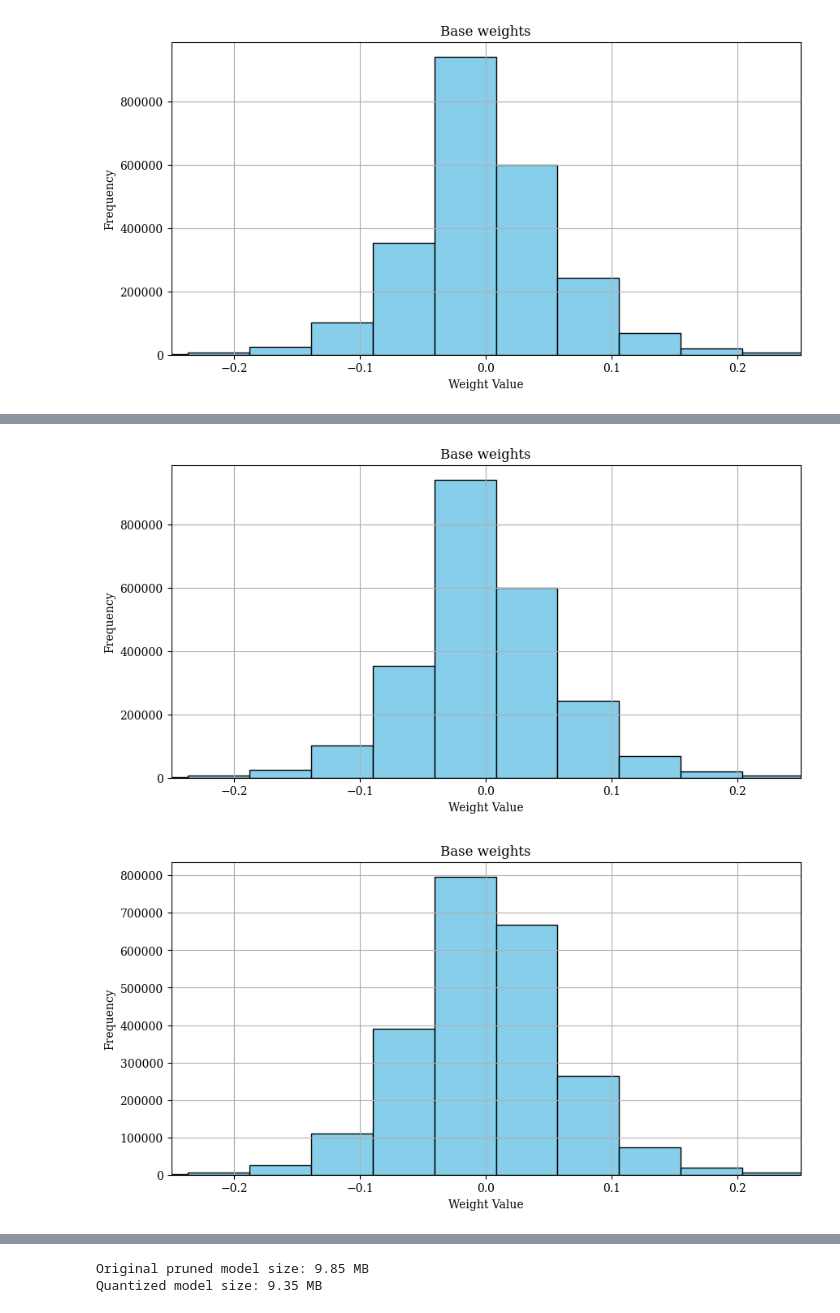
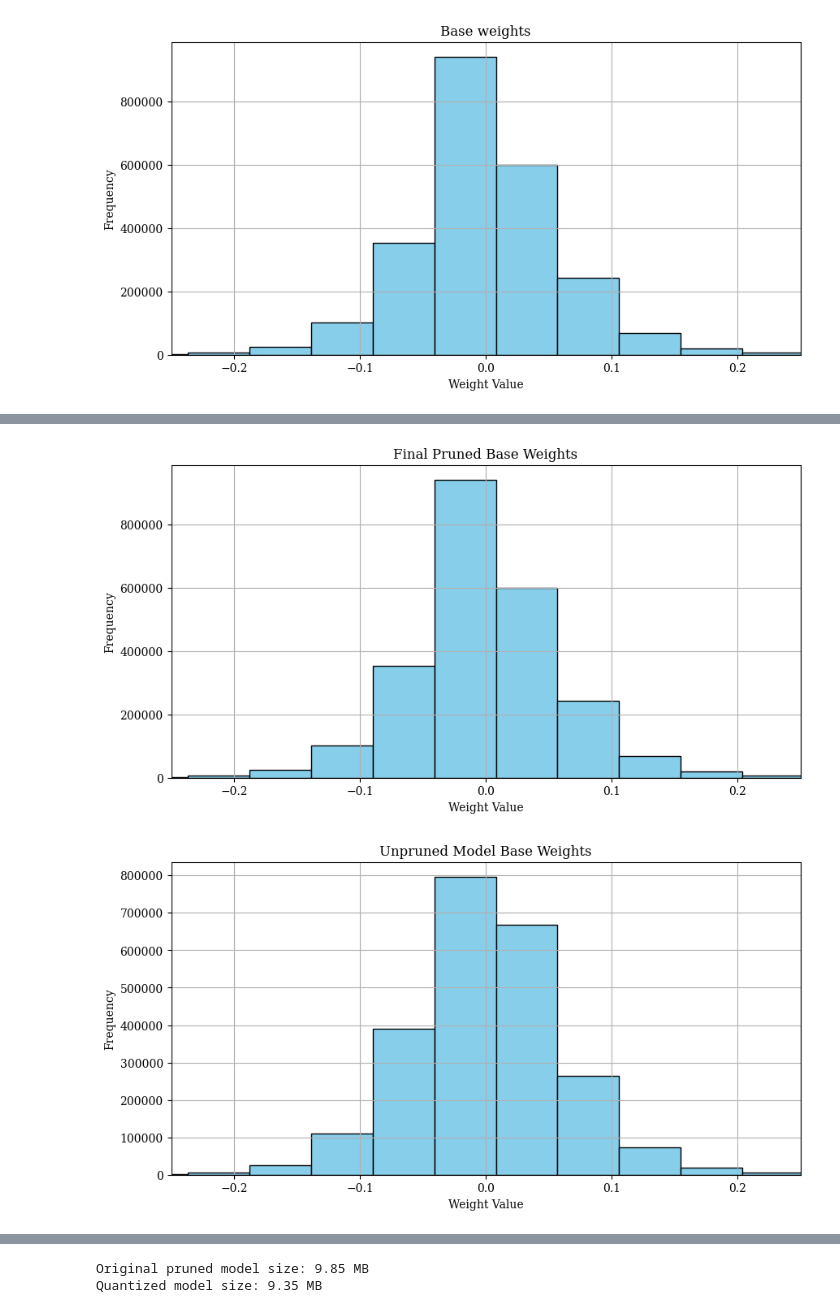
Before and after one commit to DarthHaxo/ENDG511_Final_Project, a Jupyter notebook: ENDG511_Final_Project_prune&quant_good.ipynb, the cells around one changed output, grey strips where cells are left out. Drawn from its saved outputs; the diff is of its cells as text; code cells hidden in the pictures.

```diff
--- a/ENDG511_Final_Project_prune&quant_good.ipynb
+++ b/ENDG511_Final_Project_prune&quant_good.ipynb
@@ -1582,10 +1564,10 @@ def stratified_split(dataset, train_test_split):
 # %%
 import matplotlib.pyplot as plt
 
-def plot_weight_histogram(model_pruned, title="Weight Histogram"):
+def plot_weight_histogram(model, title="Weight Histogram"):
     all_weights = []
 
-    for name, param in model_pruned.named_parameters():
+    for name, param in model.named_parameters():
         if 'weight' in name and param.requires_grad:
             all_weights.extend(param.detach().cpu().numpy().flatten())
 
@@ -1598,4 +1580,4 @@ def plot_weight_histogram(model_pruned, title="Weight Histogram"):
     plt.xlim((-0.25, 0.25))
     plt.show()
 
-plot_weight_histogram(model_pruned, title="Base weights")
+#plot_weight_histogram(model_pruned, title="Base weights")
@@ -1604,10 +1584,10 @@ plot_weight_histogram(model_pruned, title="Base weights")
 # %%
 model_pruned = torch.load(r'/Users/SeleemB/Desktop/ENDG511_Final_Project/models/model_language_mobilenet_20_epoch_new_normalize_pruned_iterative_10%_2epoch_5iter.pth')
-plot_weight_histogram(model_pruned, title="Base weights")
+plot_weight_histogram(model_pruned, title="Final Pruned Base Weights")
 # %% [output]
-[figure, old version]
+[figure, new version]
 # %%
 model_og = torch.load(r'/Users/SeleemB/Desktop/ENDG511_Final_Project/models/model_language_mobilenet_20_epoch_new_normalize_good_dropout.pth')
-plot_weight_histogram(model_og, title="Base weights")
+plot_weight_histogram(model_og, title="Unpruned Model Base Weights")
 # %% [output]
-[figure, old version]
+[figure, new version]
```
Also changed, not shown: parts of 12 cells of this notebook, 6 other files.
